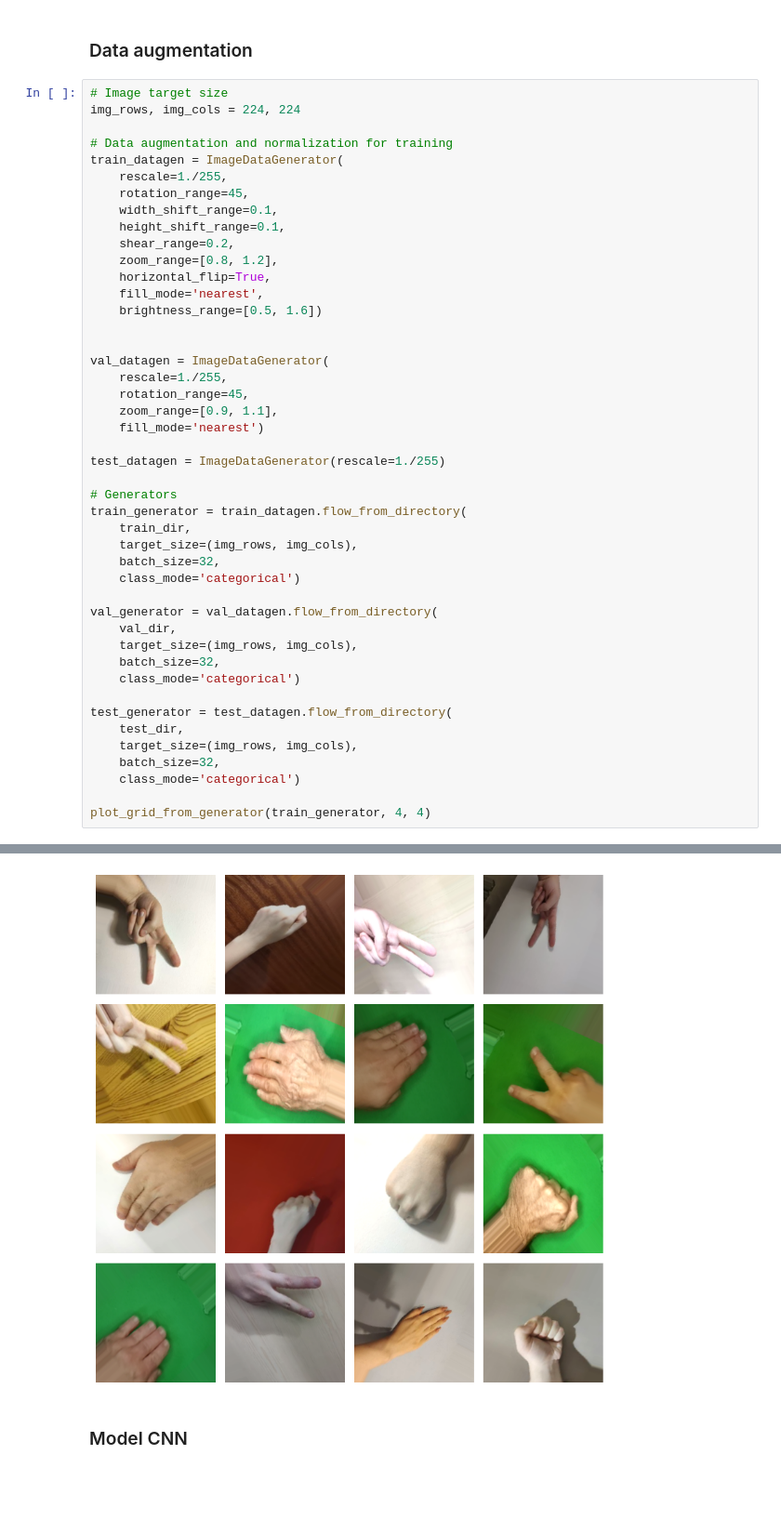
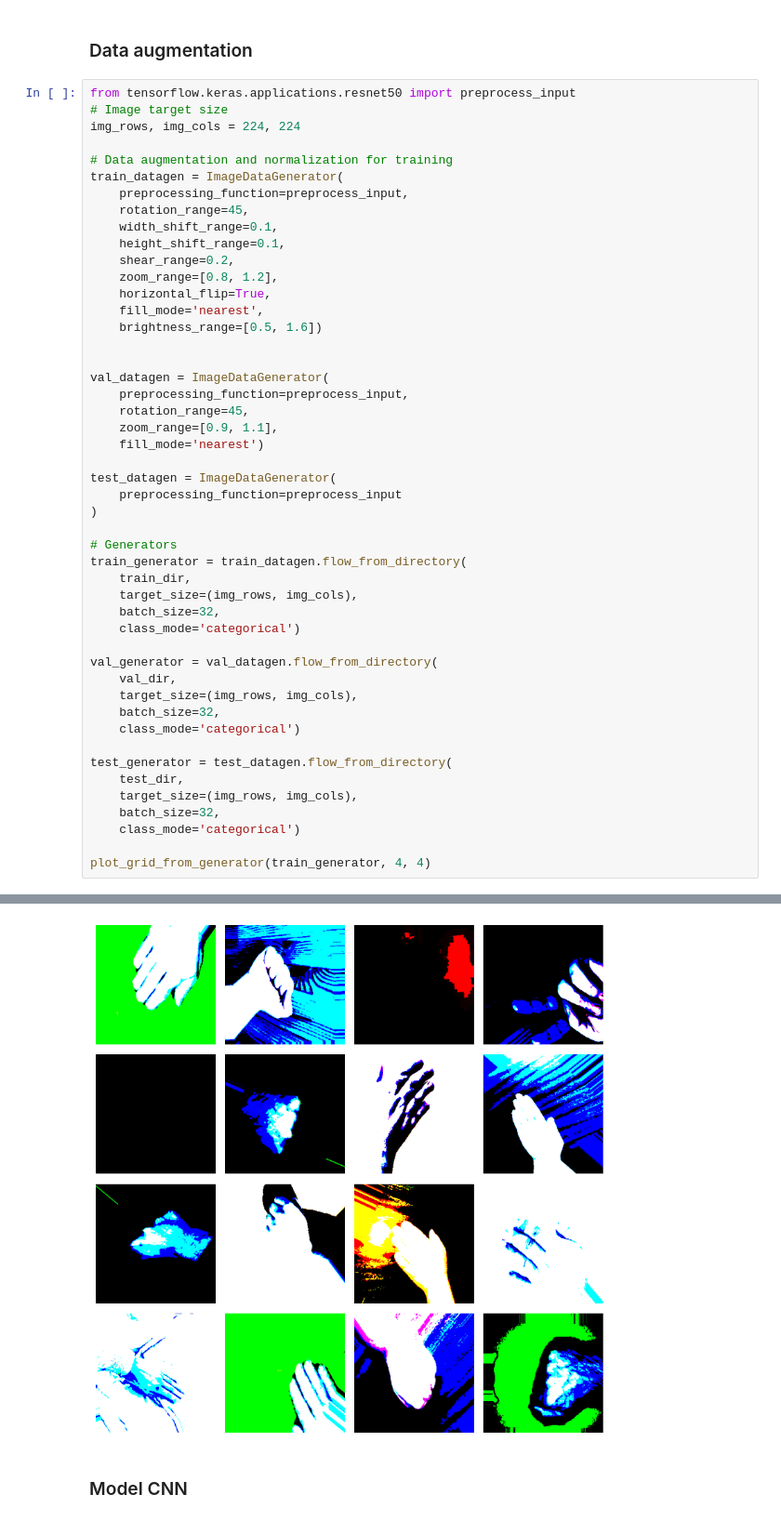
Before and after one commit to szymian-dev/rps-ai-model, a Jupyter notebook: training_resnet.ipynb, the cells around one changed output, grey strips where cells are left out. Shown at 93% size. Cells and saved outputs as stored; diff of their text form; blank space fills up the shorter version.

Commit message:
Prepare resnet learning

```diff
--- a/training_resnet.ipynb
+++ b/training_resnet.ipynb
@@ -77,12 +77,13 @@ No duplicates found in dataset
 # %% [markdown]
 ### Data augmentation
 # %%
+from tensorflow.keras.applications.resnet50 import preprocess_input
 # Image target size
 img_rows, img_cols = 224, 224
 
 # Data augmentation and normalization for training
 train_datagen = ImageDataGenerator(
-    rescale=1./255,
+    preprocessing_function=preprocess_input,
     rotation_range=45,
     width_shift_range=0.1,
     height_shift_range=0.1,
@@ -94,12 +95,14 @@ train_datagen = ImageDataGenerator(
 
 
 val_datagen = ImageDataGenerator(
-    rescale=1./255,
+    preprocessing_function=preprocess_input,
     rotation_range=45,
     zoom_range=[0.9, 1.1],
     fill_mode='nearest')
 
-test_datagen = ImageDataGenerator(rescale=1./255)
+test_datagen = ImageDataGenerator(
+    preprocessing_function=preprocess_input
+)
 
 # Generators
 train_generator = train_datagen.flow_from_directory(
@@ -128,4 +147,4 @@ Found 573 images belonging to 3 classes.
-[figure, old version]
+[figure, new version]
 # %% [markdown]
 ### Model CNN
 # %% [markdown]
```
Also changed, not shown: parts of 8 cells of this notebook, 1 other file.
